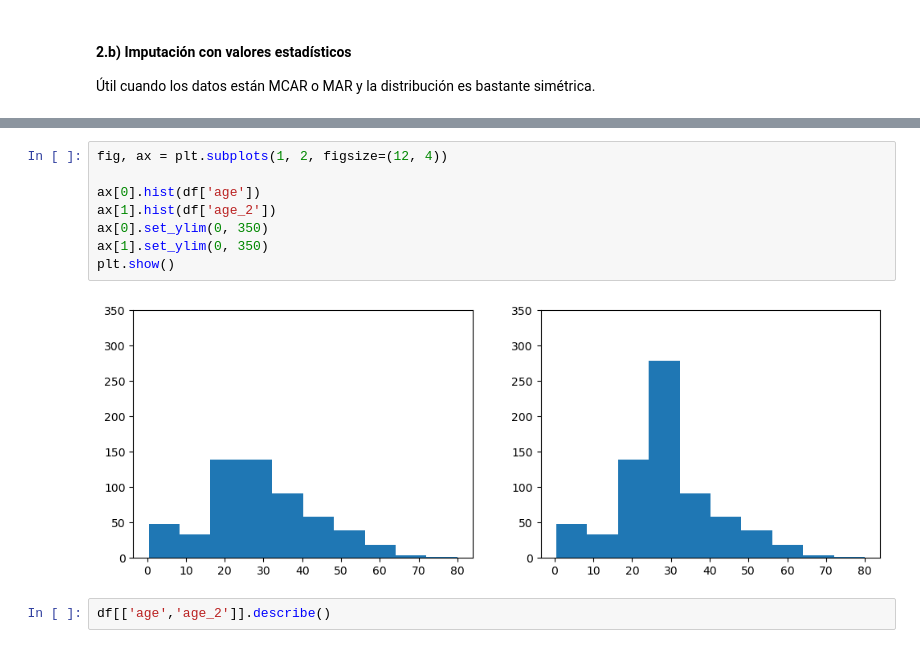
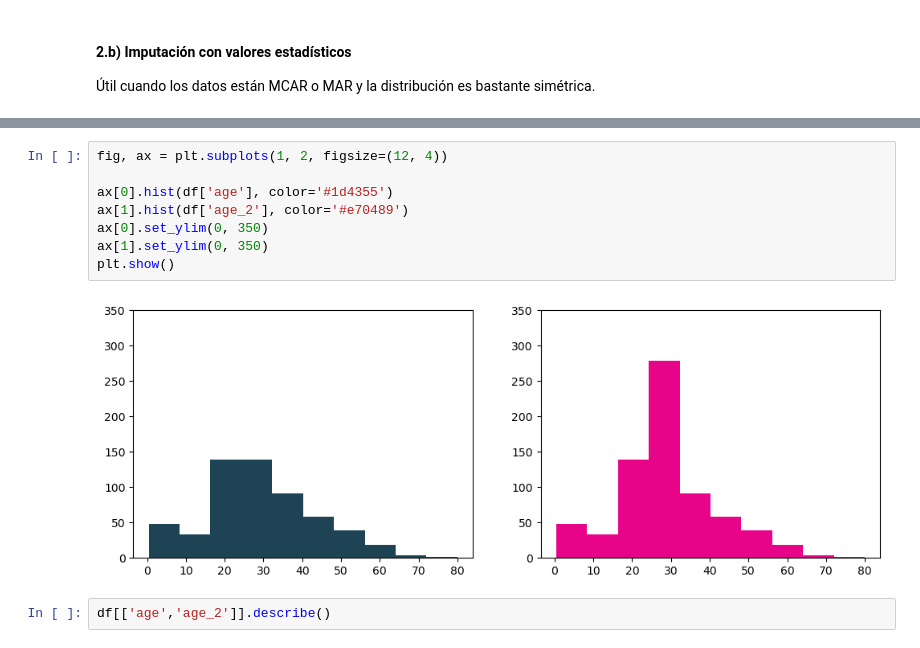
Before and after one commit to FIUBA-Posgrado-Inteligencia-Artificial/CEIA_Analisis_de_datos, a Jupyter notebook: notebooks/clase_04_tratamiento_datos_faltantes.ipynb, the cells around one changed output, grey strips where cells are left out. Drawn from its saved outputs; the diff is of its cells as text.

```diff
--- a/notebooks/clase_04_tratamiento_datos_faltantes.ipynb
+++ b/notebooks/clase_04_tratamiento_datos_faltantes.ipynb
@@ -187,13 +191,13 @@ df[['age', 'age_2']]
 # %%
 fig, ax = plt.subplots(1, 2, figsize=(12, 4))
 
-ax[0].hist(df['age'])
-ax[1].hist(df['age_2'])
+ax[0].hist(df['age'], color='#1d4355')
+ax[1].hist(df['age_2'], color='#e70489')
 ax[0].set_ylim(0, 350)
 ax[1].set_ylim(0, 350)
 plt.show()
 # %% [output]
-[figure, old version]
+[figure, new version]
 # %%
 df[['age','age_2']].describe()
 # %% [output]
```
Also changed, not shown: parts of 4 cells of this notebook, 3 other files.
